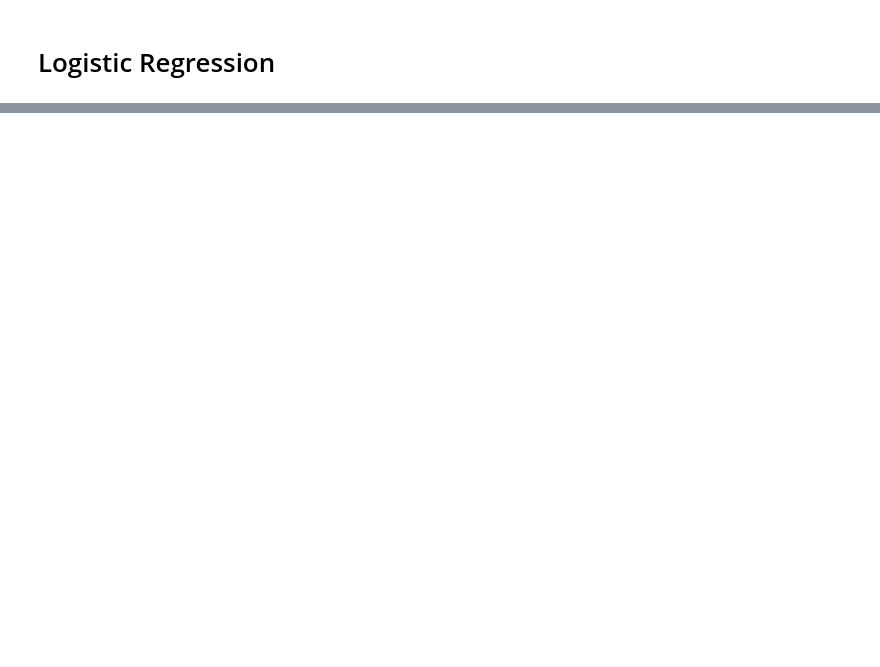
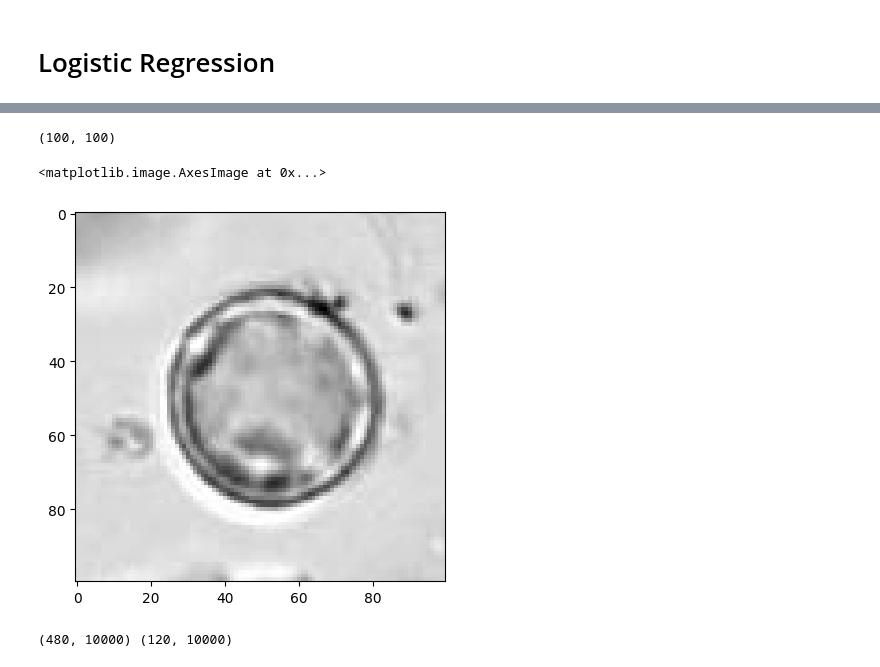
Before and after one commit to aimerykong/OIST-mini-course-CVML, a Jupyter notebook: code003_LogReg.ipynb, the cells around one changed output, grey strips where cells are left out. Saved outputs shown, nothing was run; the diff lists cells and outputs as text; code cells hidden in the pictures; blank space fills up the shorter version.

```diff
--- a/code003_LogReg.ipynb
+++ b/code003_LogReg.ipynb
@@ -104,5 +127,8 @@ for curname in trainset_info['train_imgpathlist']:
 # Logistic Regression
 # %%
 from sklearn.linear_model import LogisticRegression
+
+train_imgs_original = copy.deepcopy(train_imgs)
+val_imgs_original = copy.deepcopy(val_imgs)
 # %%
 for i in range(len(train_imgs)):
@@ -148,0 +189,32 @@ mean accuracy: 0.167
+# %%
+X_train = np.asarray(train_imgs_original)
+X_train = X_train[:,
+                  X_train.shape[1]//2-50:X_train.shape[1]//2+50,
+                  X_train.shape[2]//2-50:X_train.shape[2]//2+50
+                  ] # suppose the new feature is a 100x100 square region in image center
+
+
+
+# do the same feature extraction for validation images
+X_val = np.asarray(val_imgs_original)
+X_val = X_val[:,
+              X_val.shape[1]//2-50:X_val.shape[1]//2+50,
+              X_val.shape[2]//2-50:X_val.shape[2]//2+50
+              ]
+# %%
+# visualize a random image
+idx = 10
+img = X_train[idx]
+print(img.shape)
+plt.imshow(img.astype(np.uint8), 'gray')
+# %% [output]
+(100, 100)
+<matplotlib.image.AxesImage at 0x...>
+[figure, added]
+# %%
+X_train = X_train.reshape(X_train.shape[0], -1) /255
+X_val = X_val.reshape(X_val.shape[0], -1) /255
+
+print(X_train.shape, X_val.shape)
+# %% [output]
+(480, 10000) (120, 10000)
```
Also changed, not shown: parts of 36 cells of this notebook.
